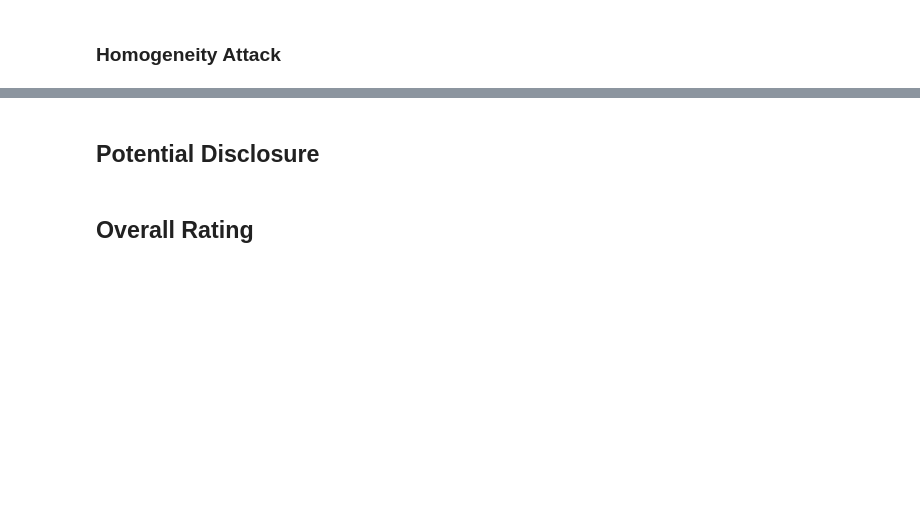
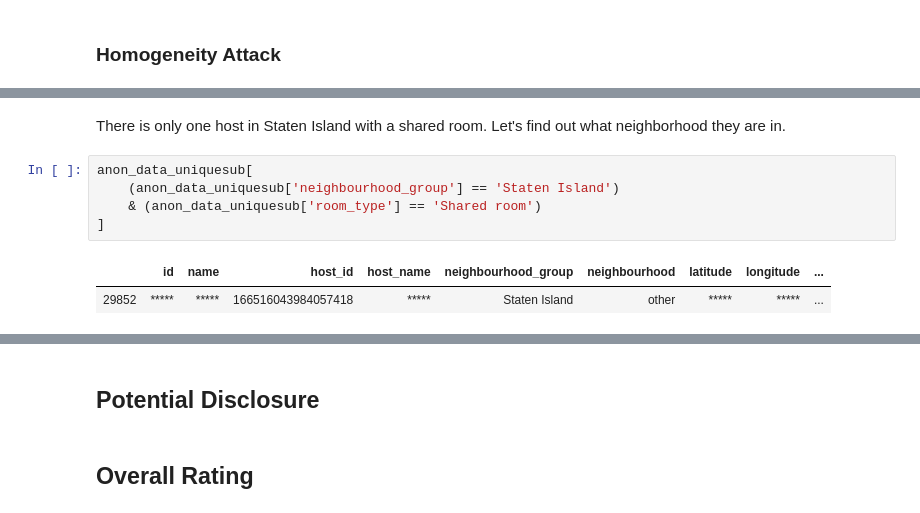
Before and after one commit to bevvvvv/DS300Project, a Jupyter notebook: Dicicco_Sepich/ProjectCritiqueDiciccoSepich.ipynb, the cells around one changed output, grey strips where cells are left out. Saved outputs shown, nothing was run; the diff lists cells and outputs as text; blank space fills up the shorter version.

```diff
--- a/Dicicco_Sepich/ProjectCritiqueDiciccoSepich.ipynb
+++ b/Dicicco_Sepich/ProjectCritiqueDiciccoSepich.ipynb
@@ -42,0 +70,10 @@ My first reaction was that hashing the host_id is counteractive to the k-anonymi
+# %% [markdown]
+There is only one host in Staten Island with a shared room. Let's find out what neighborhood they are in.
+# %%
+anon_data_uniquesub[
+    (anon_data_uniquesub['neighbourhood_group'] == 'Staten Island')
+    & (anon_data_uniquesub['room_type'] == 'Shared room')
+]
+# %% [output]
+|  | id | name | host_id | host_name | neighbourhood_group | neighbourhood | latitude | longitude | ... |
+| 29852 | ***** | ***** | 166516043984057418 | ***** | Staten Island | other | ***** | ***** | ... |
```
Also changed, not shown: parts of 11 cells of this notebook.
